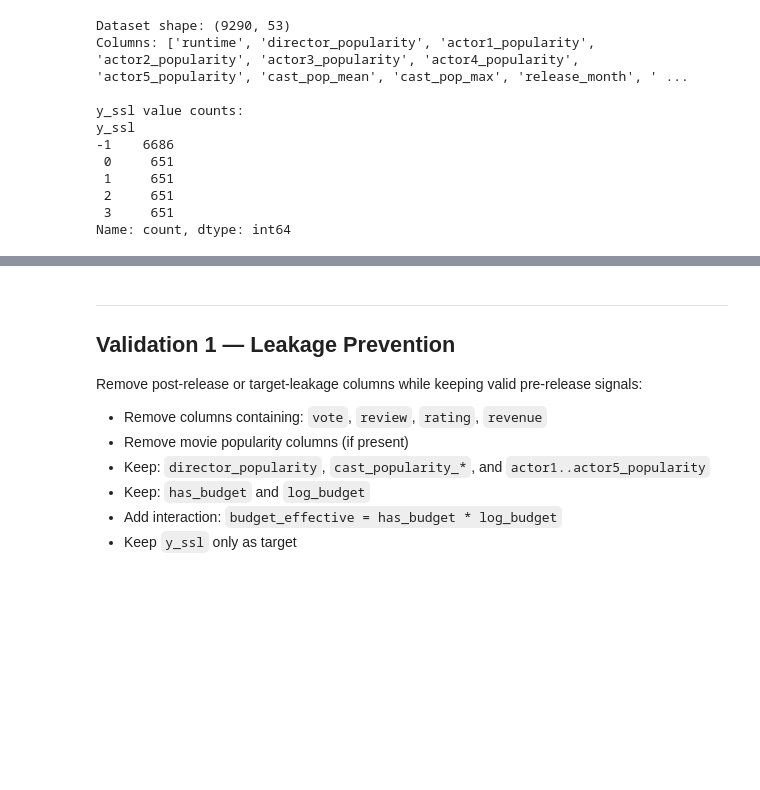
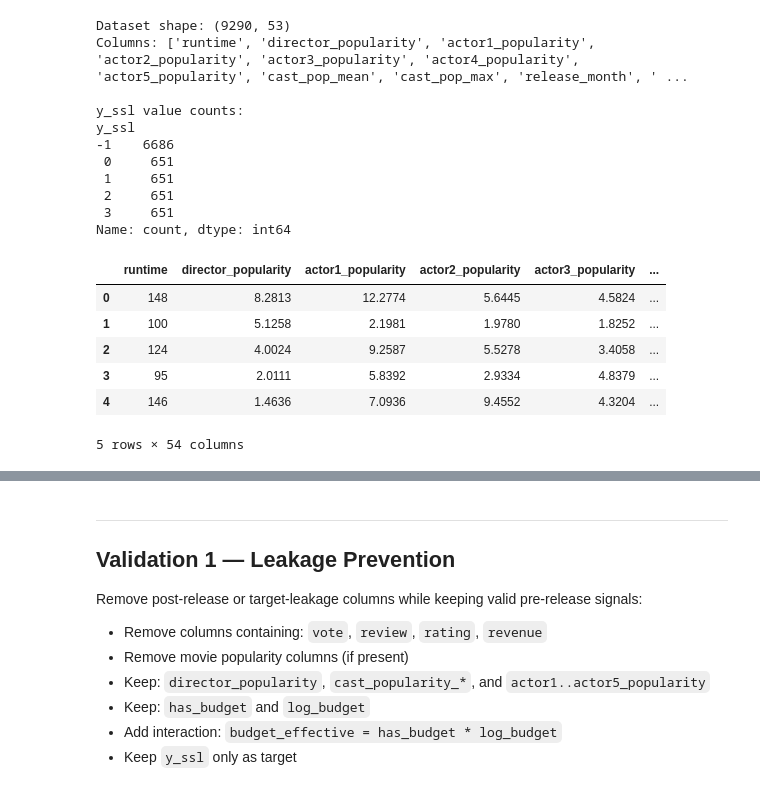
Before and after one commit to lauramanzanos23/INSY_674_FinalProject, a Jupyter notebook: models/SemiSupervisedModels_V2.ipynb, the cells around one changed output, grey strips where cells are left out. Saved outputs shown, nothing was run; the diff lists cells and outputs as text; code cells hidden in the pictures; blank space fills up the shorter version.

```diff
--- a/models/SemiSupervisedModels_V2.ipynb
+++ b/models/SemiSupervisedModels_V2.ipynb
@@ -85,3 +85,13 @@ y_ssl
  2     651
  3     651
 Name: count, dtype: int64
+# %%
+df.head()
+# %% [output]
+|  | runtime | director_popularity | actor1_popularity | actor2_popularity | actor3_popularity | ... |
+| 0 | 148 | 8.2813 | 12.2774 | 5.6445 | 4.5824 | ... |
+| 1 | 100 | 5.1258 | 2.1981 | 1.9780 | 1.8252 | ... |
+| 2 | 124 | 4.0024 | 9.2587 | 5.5278 | 3.4058 | ... |
+| 3 | 95 | 2.0111 | 5.8392 | 2.9334 | 4.8379 | ... |
+| 4 | 146 | 1.4636 | 7.0936 | 9.4552 | 4.3204 | ... |
+5 rows × 54 columns
```
Also changed, not shown: parts of 4 cells of this notebook.
